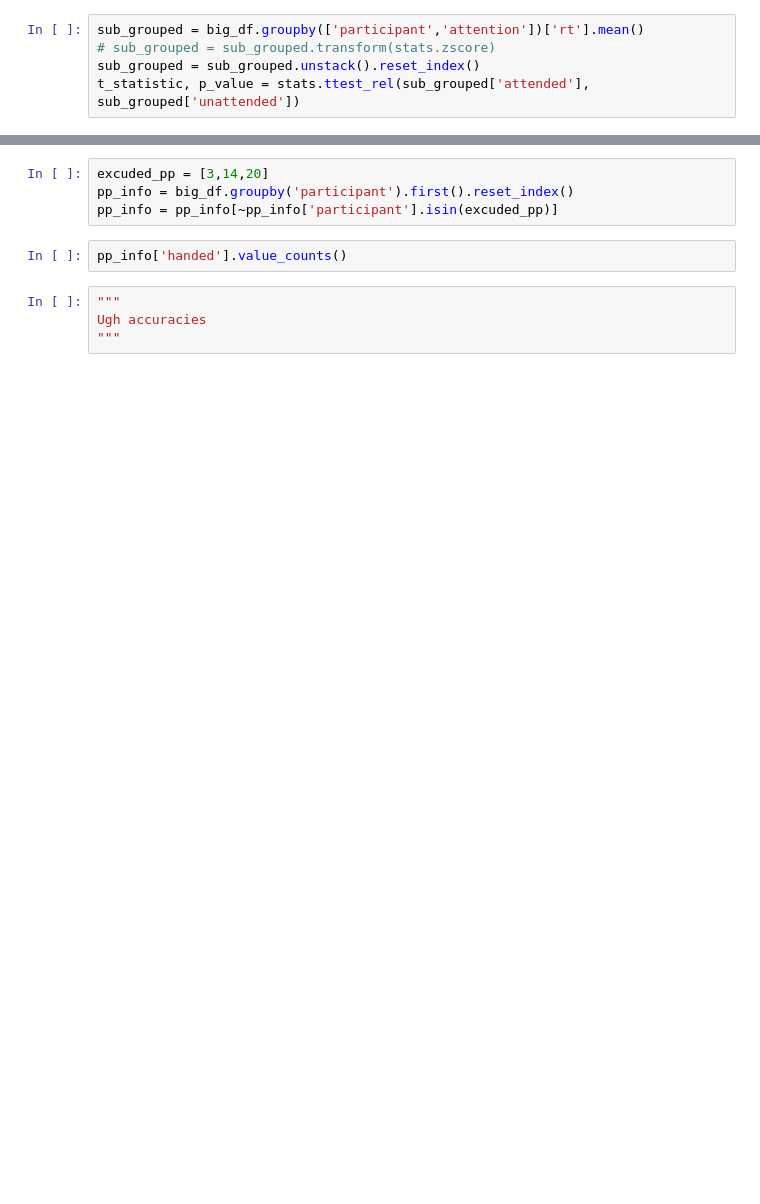
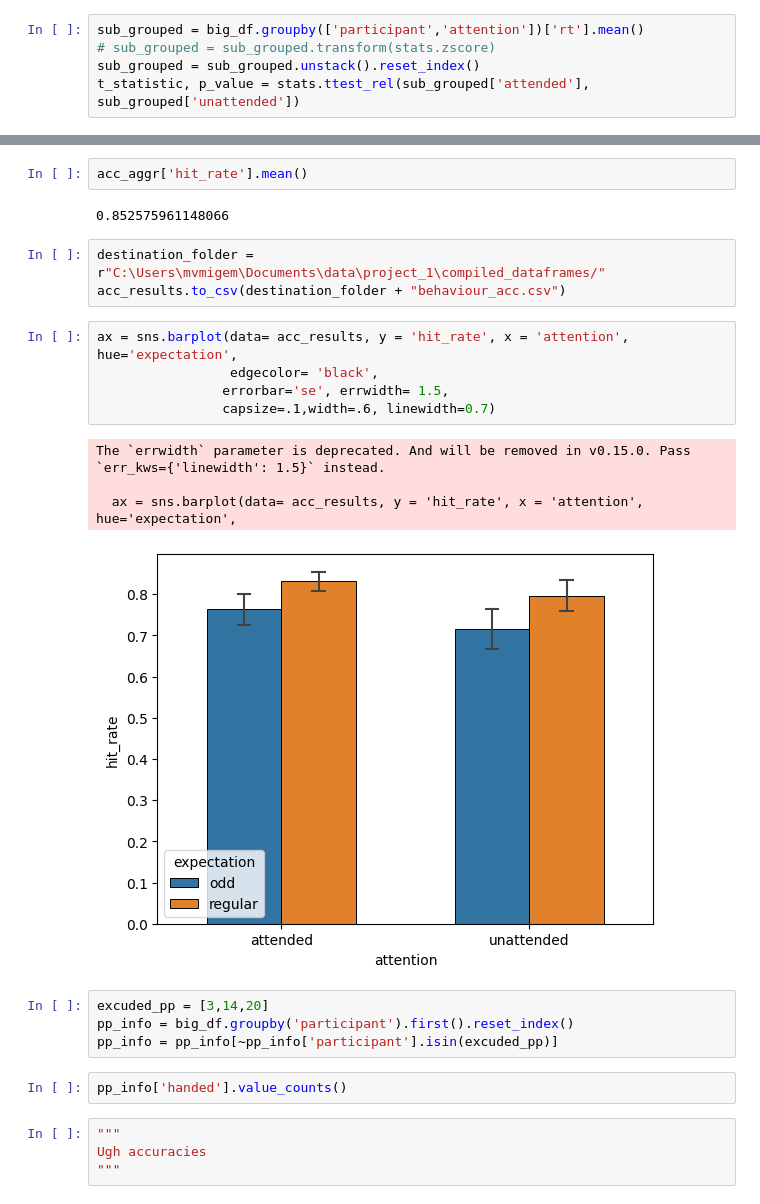
Before and after one commit to maxvanmigem/prediction-attention-v1-processing, a Jupyter notebook: plotting/behav_explor.ipynb, the cells around one changed output, grey strips where cells are left out. Saved outputs shown, nothing was run; the diff lists cells and outputs as text; blank space fills up the shorter version.

```diff
--- a/plotting/behav_explor.ipynb
+++ b/plotting/behav_explor.ipynb
@@ -169,3 +247,20 @@ long_df.to_csv(destination_folder + "behaviour.csv")
+# %%
+acc_aggr['hit_rate'].mean()
+# %% [output]
+0.852575961148066
+# %%
+destination_folder = r"C:\Users\mvmigem\Documents\data\project_1\compiled_dataframes/"
+acc_results.to_csv(destination_folder + "behaviour_acc.csv")
+# %%
+ax = sns.barplot(data= acc_results, y = 'hit_rate', x = 'attention', hue='expectation',
+                 edgecolor= 'black',
+                errorbar='se', errwidth= 1.5,
+                capsize=.1,width=.6, linewidth=0.7)
+# %% [output]
+The `errwidth` parameter is deprecated. And will be removed in v0.15.0. Pass `err_kws={'linewidth': 1.5}` instead.
+
+  ax = sns.barplot(data= acc_results, y = 'hit_rate', x = 'attention', hue='expectation',
+[figure, added]
 # %%
 excuded_pp = [3,14,20]
 pp_info = big_df.groupby('participant').first().reset_index()
```
Also changed, not shown: parts of 16 cells of this notebook, 6 other files.
